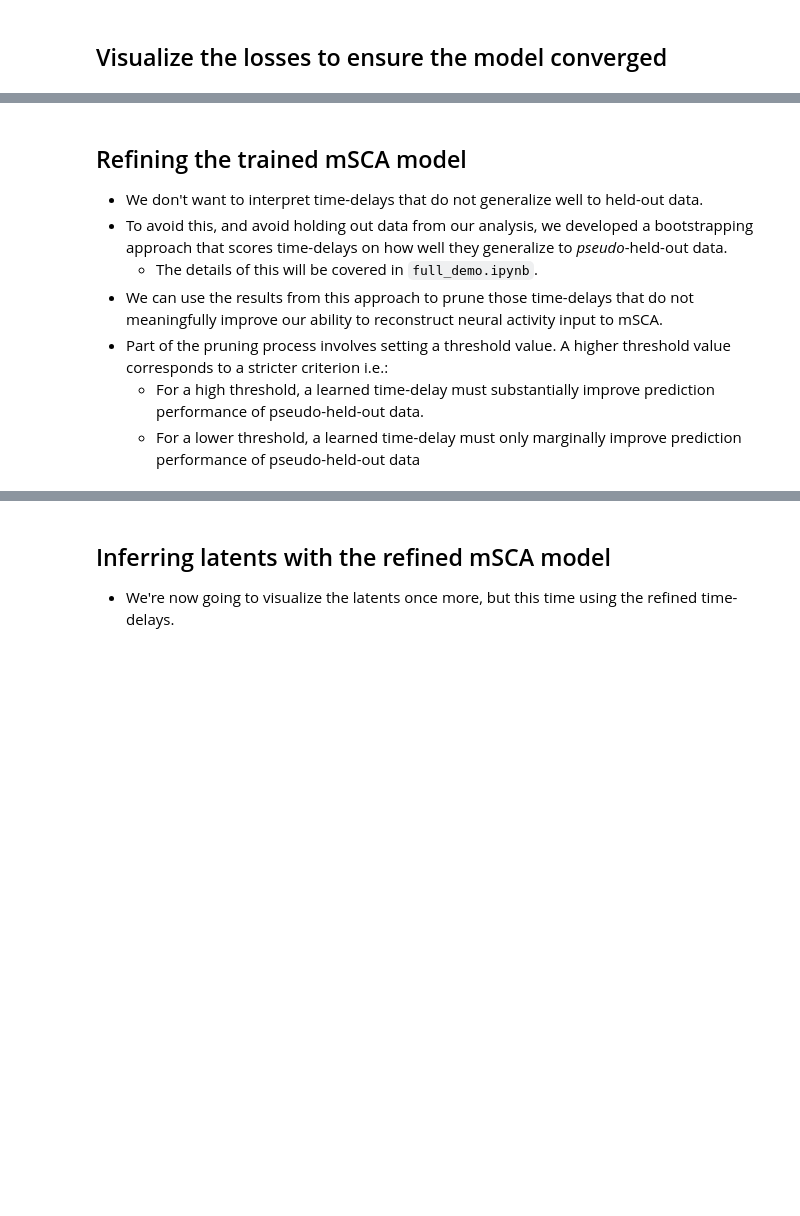
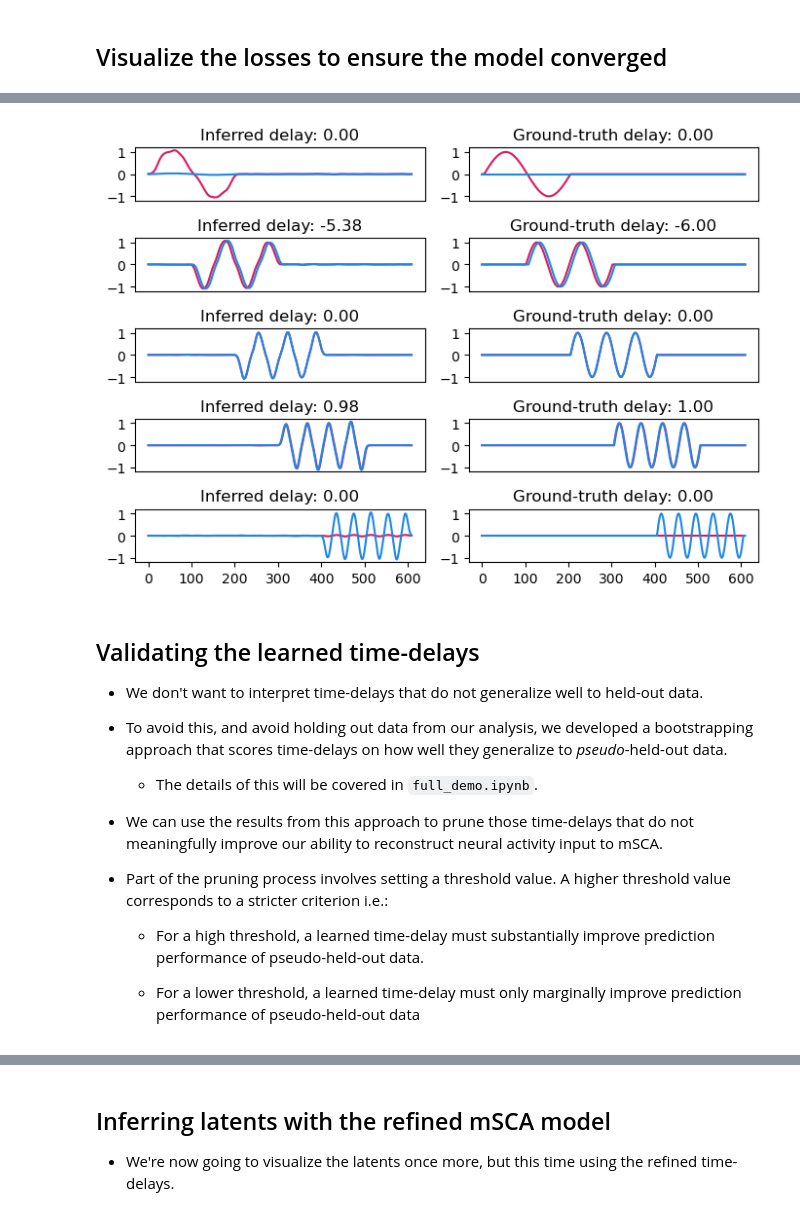
Before and after one commit to AndrewUlmer/mSCA, a Jupyter notebook: quickstart.ipynb, the cells around one changed output, grey strips where cells are left out. Cells and saved outputs as stored; diff of their text form; code cells hidden in the pictures; blank space fills up the shorter version.

```diff
--- a/quickstart.ipynb
+++ b/quickstart.ipynb
@@ -98,12 +105,72 @@ Text(0.5, 0, 'training epoch')
     * Also, the inferred latents may be flipped in sign (+1 or -1) when compared to the ground-truth.
+# %%
+def plot_ordered_latents(Z, msca):
+    # Let's order the latents for the first trial by deflection time
+    idxs = detect_deflect(Z, msca, trial_num=0)
+
+    # Reorder the inferred latents for the first trial by deflection time
+    Z_reordered = {
+        "X0": Z["X0"][0][:,idxs],
+        "X1": Z["X1"][0][:,idxs]
+    }
+
+    colors = ["#D81B60", "#1E88E5"]
+    # fig, axs = plt.subplots(5, 2, figsize=(7, 5))
+
+    fig = plt.figure(figsize=(7, 5))
+
+    # Create a grid with n_components rows and 3 columns
+    gs = fig.add_gridspec(msca.n_components, 2, width_ratios=[1, 1])
+
+    # Retrieve the time-delays
+    delays = (msca.model.filters.mus.data[:, 1] - msca.model.filters.mus.data[:, 0])[idxs].tolist()
+
+    # Iterate through latent dimensions and plot
+    for i in range(5):
+
+        ax = fig.add_subplot(gs[i,0])
+        ax.plot(Z_reordered["X0"][:, i], c=colors[0])
+        ax.plot(Z_reordered["X1"][:, i], c=colors[1])
+        ax.set_title(f"Inferred delay: {delays[i]:.2f}")
+
+        ax.set_ylim(-1.2,1.2)
+
+        if i < 4:
+            ax.set_xticks([])
+
+        ax = fig.add_subplot(gs[i,1])
+        ax.plot(Z_gt["Z0"][:, i], c=colors[0])
+        ax.plot(Z_gt["Z1"][:, i], c=colors[1])
+        ax.set_title(f"Ground-truth delay: {delays_gt[i]:.2f}")
+
+        ax.set_ylim(-1.2, 1.2)
+
+        if i < 4:
+            ax.set_xticks([])
+
+    fig.tight_layout()
+
+# First infer the latents
+Z = msca.transform(X)
+
+# Plot the ordered latents
+plot_ordered_latents(Z, msca)
+# %% [output]
+[figure, new version]
 # %% [markdown]
-## Refining the trained mSCA model
+## Validating the learned time-delays
 * We don't want to interpret time-delays that do not generalize well to held-out data.
+
 * To avoid this, and avoid holding out data from our analysis, we developed a bootstrapping approach that scores time-delays on how well they generalize to *pseudo*-held-out data.
+
     * The details of this will be covered in `full_demo.ipynb`.
+
 * We can use the results from this approach to prune those time-delays that do not meaningfully improve our ability to reconstruct neural activity input to mSCA.
+
 * Part of the pruning process involves setting a threshold value. A higher threshold value corresponds to a stricter criterion i.e.:
+
     * For a high threshold, a learned time-delay must substantially improve prediction performance of pseudo-held-out data.
+
     * For a lower threshold, a learned time-delay must only marginally improve prediction performance of pseudo-held-out data
 # %%
 # Find the effect each time-delay has on reconstruction of pseudo-held-out
```
Also changed, not shown: parts of 9 cells of this notebook, 17 other files.
